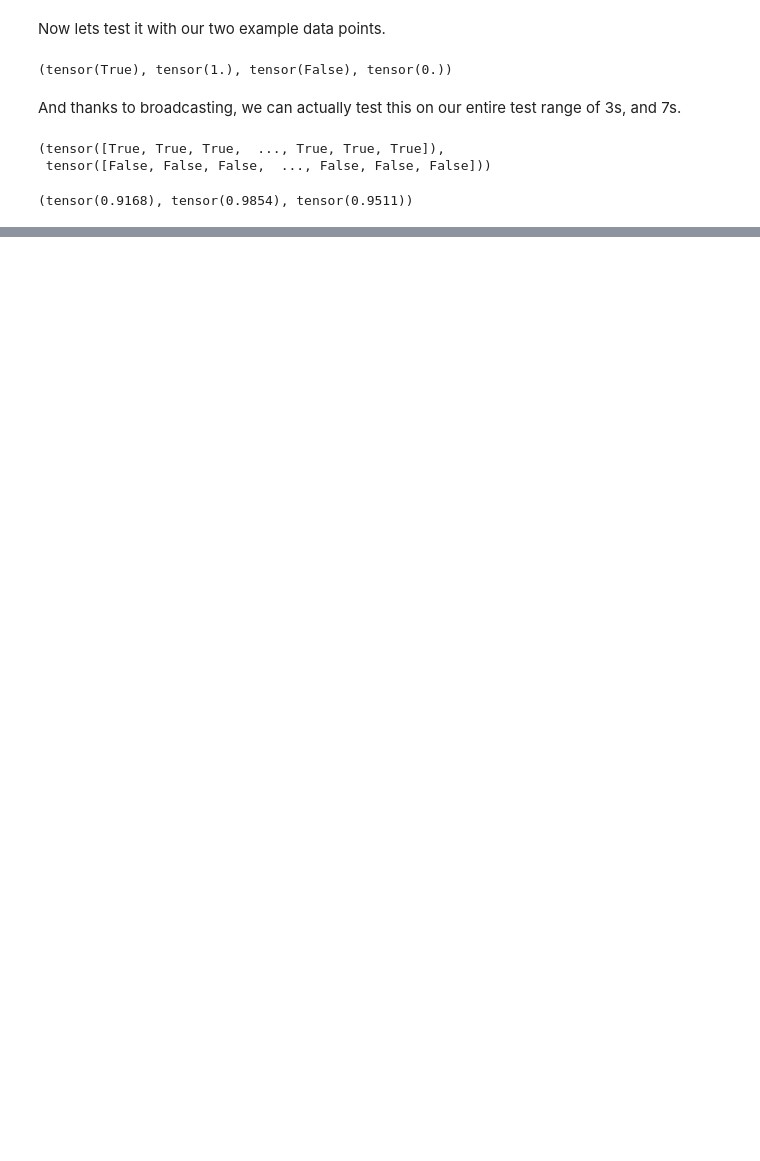
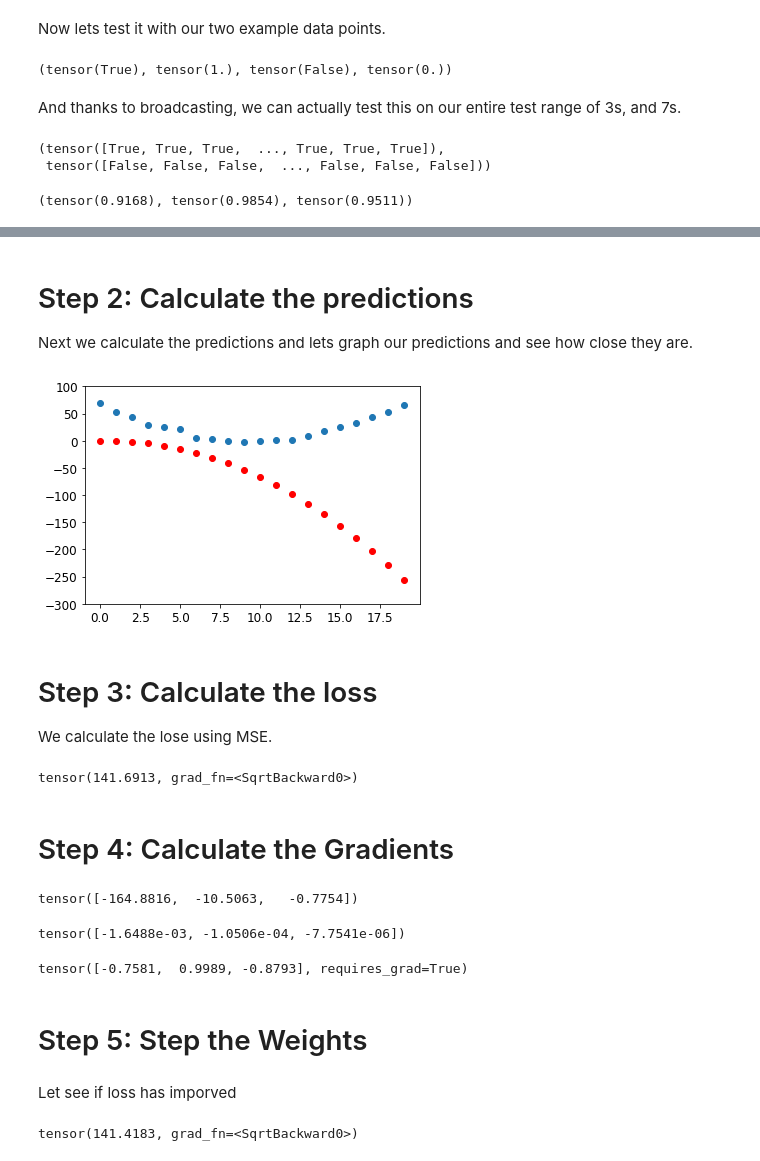
Before and after one commit to Audeon/fastai_Notebooks, a Jupyter notebook: Chapter_3_Digit_Identification.ipynb, the cells around one changed output, grey strips where cells are left out. Saved outputs shown, nothing was run; the diff lists cells and outputs as text; code cells hidden in the pictures; blank space fills up the shorter version.

```diff
--- a/Chapter_3_Digit_Identification.ipynb
+++ b/Chapter_3_Digit_Identification.ipynb
@@ -374,0 +382,4 @@ plot_function(f, 'x', 'x**2')
+# %%
+def f(t, params):
+  a,b,c = params
+  return a*(t**2) + (b*t) + c
@@ -374,0 +393,42 @@ plot_function(f, 'x', 'x**2')
+# %%
+params = torch.randn(3).requires_grad_()
+# %% [markdown]
+# Step 2: Calculate the predictions
+Next we calculate the predictions and lets graph our predictions and see how close they are.
+# %%
+preds = f(time, params)
+# %%
+def show_preds(preds, ax=None):
+  if ax is None: ax=plt.subplots()[1]
+  ax.scatter(time, speed)
+  ax.scatter(time, to_np(preds), color='red')
+  ax.set_ylim(-300,100)
+# %%
+show_preds(preds)
+# %% [output]
+[figure, added]
+# %% [markdown]
+# Step 3: Calculate the loss
+We calculate the lose using MSE.
+# %%
+loss = mse(preds, speed)
+loss
+# %% [output]
+tensor(141.6913, grad_fn=<SqrtBackward0>)
+# %% [markdown]
+# Step 4: Calculate the Gradients
+# %%
+loss.backward()
+params.grad
+# %% [output]
+tensor([-164.8816,  -10.5063,   -0.7754])
+# %%
+params.grad * 1e-5
+# %% [output]
+tensor([-1.6488e-03, -1.0506e-04, -7.7541e-06])
+# %%
+params
+# %% [output]
+tensor([-0.7581,  0.9989, -0.8793], requires_grad=True)
+# %% [markdown]
+# Step 5: Step the Weights
@@ -374,0 +439,7 @@ plot_function(f, 'x', 'x**2')
+# %% [markdown]
+Let see if loss has imporved
+# %%
+preds = f(time,params)
+mse(preds,speed)
+# %% [output]
+tensor(141.4183, grad_fn=<SqrtBackward0>)
```
Also changed, not shown: parts of 22 cells of this notebook.
